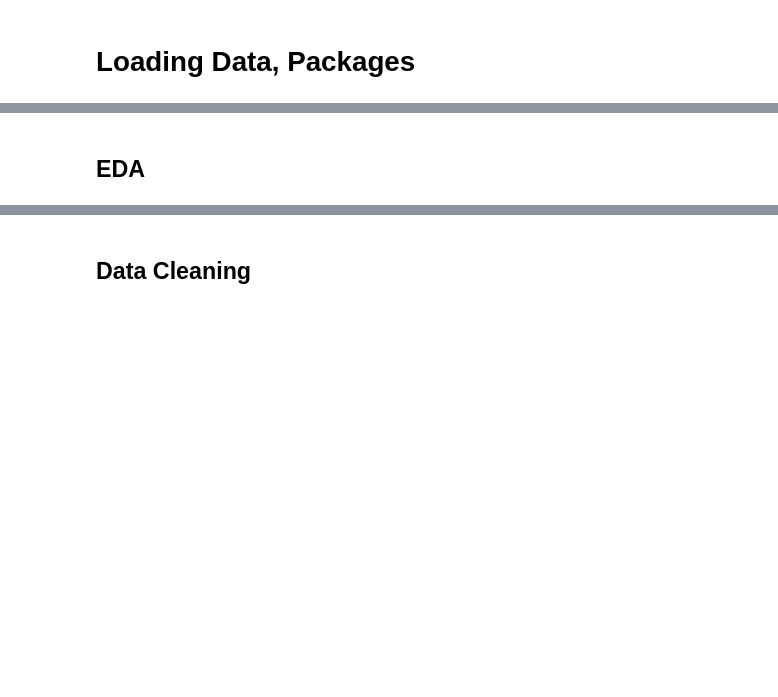
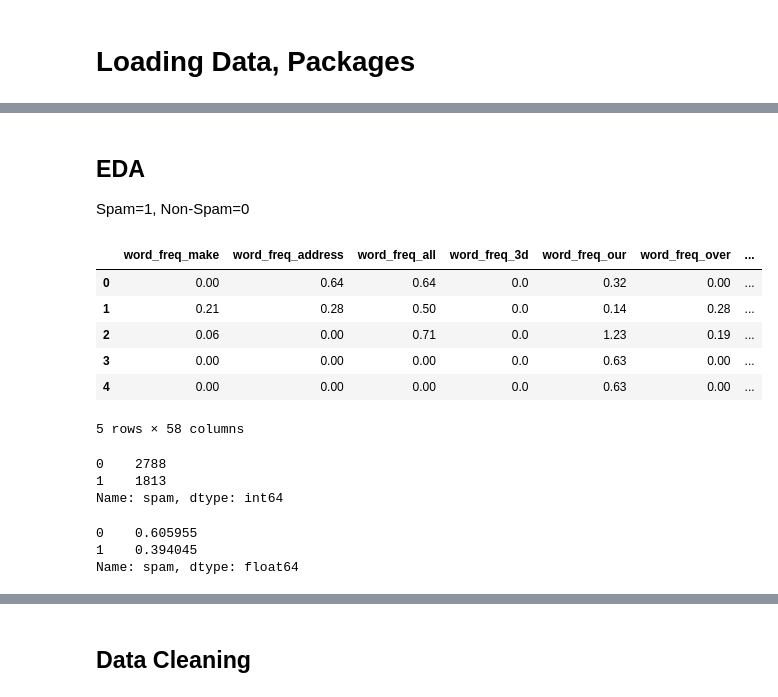
Before and after one commit to jentlapalm/ML_Assignment3, a Jupyter notebook: ML Assignment #3.ipynb, the cells around one changed output, grey strips where cells are left out. Saved outputs shown, nothing was run; the diff lists cells and outputs as text; code cells hidden in the pictures; blank space fills up the shorter version.

```diff
--- a/ML Assignment #3.ipynb
+++ b/ML Assignment #3.ipynb
@@ -1,7 +1,10 @@
 # %% [markdown]
 # Loading Data, Packages
 # %%
+# loading packages
+import pandas as pd
+import numpy as np
+import re
+
 # load spambase dataset
-
-
-# loading packages
+df=pd.read_csv(r"C:\Users\Jent\Documents\College\Emory\Machine Learning II\Assignment 3\spambase.data",header=None)
@@ -7,0 +15,16 @@
+# %%
+# getting column names
+with open(r"C:\Users\Jent\Documents\College\Emory\Machine Learning II\Assignment 3\spambase.names") as f:
+    lines = f.readlines()
+
+# initialize empty list
+newlist = []
+for x in lines:
+     split_results = x.split(':')
+     newlist.append(split_results[0])
+
+colnames=[x for x in newlist if x.startswith(('w', 'c'))]
+colnames.append('spam')
+# %%
+# adding column names to df
+df.columns=colnames
@@ -8,4 +52,31 @@
+# %%
+# renaming columns due to errors in modeling stage
+df=df.rename(columns={'char_freq_;':'char_freq_semi_colon',
+                   'char_freq_(':'char_freq_paren',
+                  'char_freq_[':'char_freq_bracket'})
 # %% [markdown]
 ## EDA
+Spam=1, Non-Spam=0
+# %%
+df.head()
+# %% [output]
+|  | word_freq_make | word_freq_address | word_freq_all | word_freq_3d | word_freq_our | word_freq_over | ... |
+| 0 | 0.00 | 0.64 | 0.64 | 0.0 | 0.32 | 0.00 | ... |
+| 1 | 0.21 | 0.28 | 0.50 | 0.0 | 0.14 | 0.28 | ... |
+| 2 | 0.06 | 0.00 | 0.71 | 0.0 | 1.23 | 0.19 | ... |
+| 3 | 0.00 | 0.00 | 0.00 | 0.0 | 0.63 | 0.00 | ... |
+| 4 | 0.00 | 0.00 | 0.00 | 0.0 | 0.63 | 0.00 | ... |
+5 rows × 58 columns
 # %%
-# Exploring distribution of features, target variable in data
+# count of target variable
+df.spam.value_counts()
+# %% [output]
+0    2788
+1    1813
+Name: spam, dtype: int64
+# %%
+df.spam.value_counts(normalize=True)
+# %% [output]
+0    0.605955
+1    0.394045
+Name: spam, dtype: float64
```
Also changed, not shown: parts of 40 cells of this notebook.
